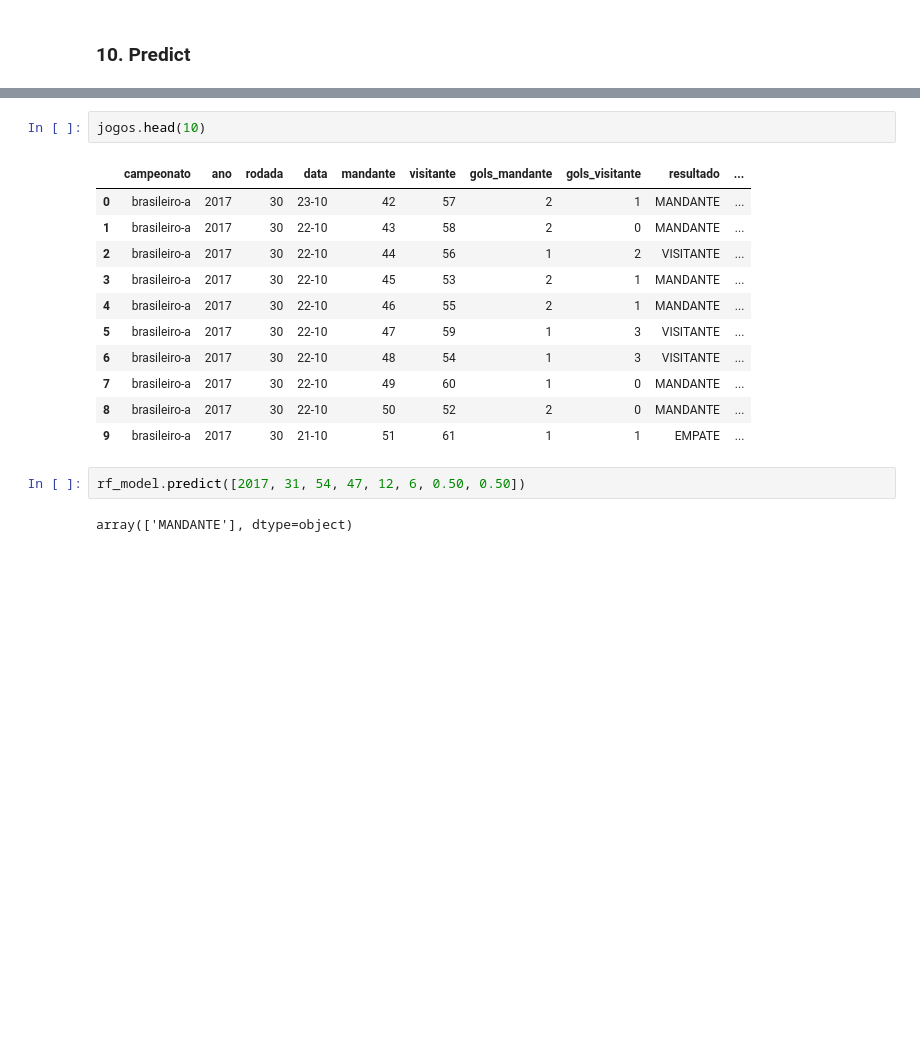
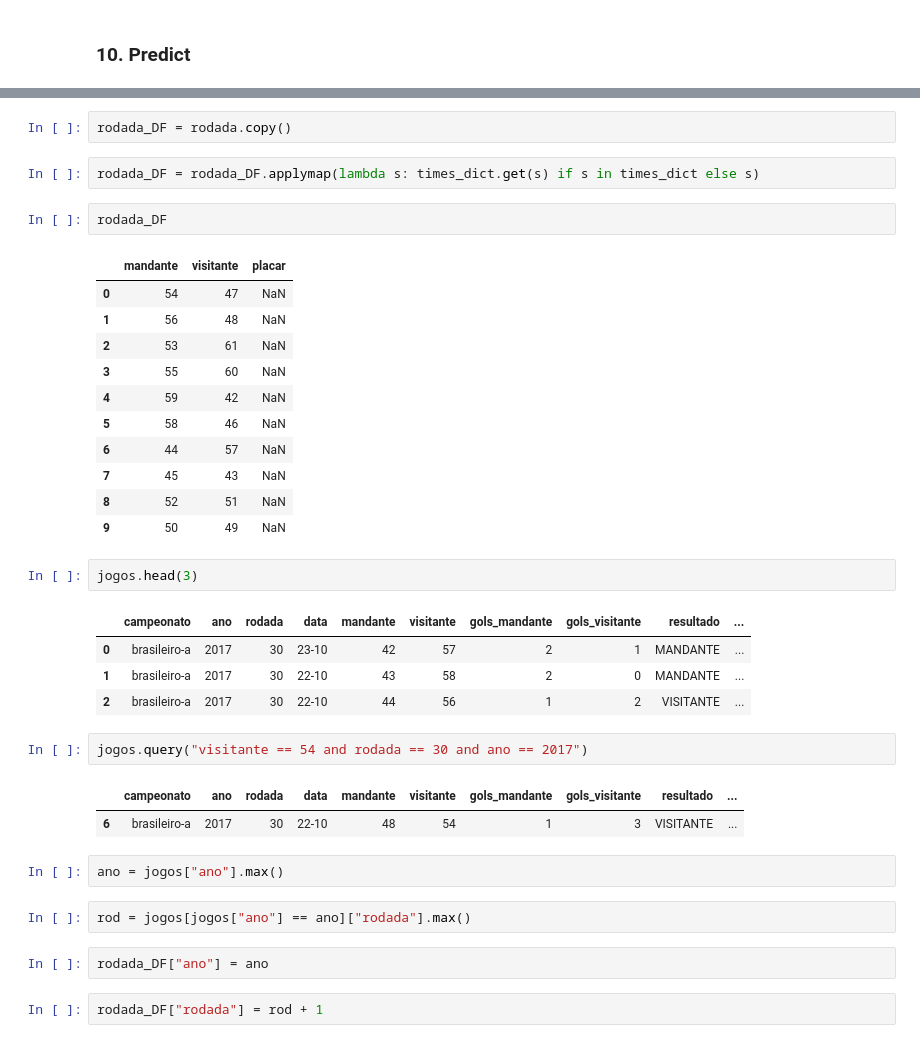
Before and after one commit to thiagozaranza/guru_da_bola, a Jupyter notebook: Prediction_RFC.ipynb, the cells around one changed output, grey strips where cells are left out. Cells and saved outputs as stored; diff of their text form; blank space fills up the shorter version.

Commit message:
Prediction

```diff
--- a/Prediction_RFC.ipynb
+++ b/Prediction_RFC.ipynb
@@ -266,18 +296,38 @@ array([  2.01700000e+03,   3.00000000e+01,   4.20000000e+01,
+# %%
+rodada_DF = rodada.copy()
+# %%
+rodada_DF = rodada_DF.applymap(lambda s: times_dict.get(s) if s in times_dict else s)
+# %%
+rodada_DF
+# %% [output]
+|  | mandante | visitante | placar |
+| 0 | 54 | 47 | NaN |
+| 1 | 56 | 48 | NaN |
+| 2 | 53 | 61 | NaN |
+| 3 | 55 | 60 | NaN |
+| 4 | 59 | 42 | NaN |
+| 5 | 58 | 46 | NaN |
+| 6 | 44 | 57 | NaN |
+| 7 | 45 | 43 | NaN |
+| 8 | 52 | 51 | NaN |
+| 9 | 50 | 49 | NaN |
 # %%
-jogos.head(10)
+jogos.head(3)
 # %% [output]
 |  | campeonato | ano | rodada | data | mandante | visitante | gols_mandante | gols_visitante | resultado | ... |
 | 0 | brasileiro-a | 2017 | 30 | 23-10 | 42 | 57 | 2 | 1 | MANDANTE | ... |
 | 1 | brasileiro-a | 2017 | 30 | 22-10 | 43 | 58 | 2 | 0 | MANDANTE | ... |
 | 2 | brasileiro-a | 2017 | 30 | 22-10 | 44 | 56 | 1 | 2 | VISITANTE | ... |
-| 3 | brasileiro-a | 2017 | 30 | 22-10 | 45 | 53 | 2 | 1 | MANDANTE | ... |
-| 4 | brasileiro-a | 2017 | 30 | 22-10 | 46 | 55 | 2 | 1 | MANDANTE | ... |
-| 5 | brasileiro-a | 2017 | 30 | 22-10 | 47 | 59 | 1 | 3 | VISITANTE | ... |
-| 6 | brasileiro-a | 2017 | 30 | 22-10 | 48 | 54 | 1 | 3 | VISITANTE | ... |
-| 7 | brasileiro-a | 2017 | 30 | 22-10 | 49 | 60 | 1 | 0 | MANDANTE | ... |
-| 8 | brasileiro-a | 2017 | 30 | 22-10 | 50 | 52 | 2 | 0 | MANDANTE | ... |
-| 9 | brasileiro-a | 2017 | 30 | 21-10 | 51 | 61 | 1 | 1 | EMPATE | ... |
-# %%
-rf_model.predict([2017, 31, 54, 47, 12, 6, 0.50, 0.50])
-# %% [output]
-array(['MANDANTE'], dtype=object)
+# %%
+jogos.query("visitante == 54 and rodada == 30 and ano == 2017")
+# %% [output]
+|  | campeonato | ano | rodada | data | mandante | visitante | gols_mandante | gols_visitante | resultado | ... |
+| 6 | brasileiro-a | 2017 | 30 | 22-10 | 48 | 54 | 1 | 3 | VISITANTE | ... |
+# %%
+ano = jogos["ano"].max()
+# %%
+rod = jogos[jogos["ano"] == ano]["rodada"].max()
+# %%
+rodada_DF["ano"] = ano
+# %%
+rodada_DF["rodada"] = rod + 1
```
Also changed, not shown: parts of 23 cells of this notebook, 1 other file.
